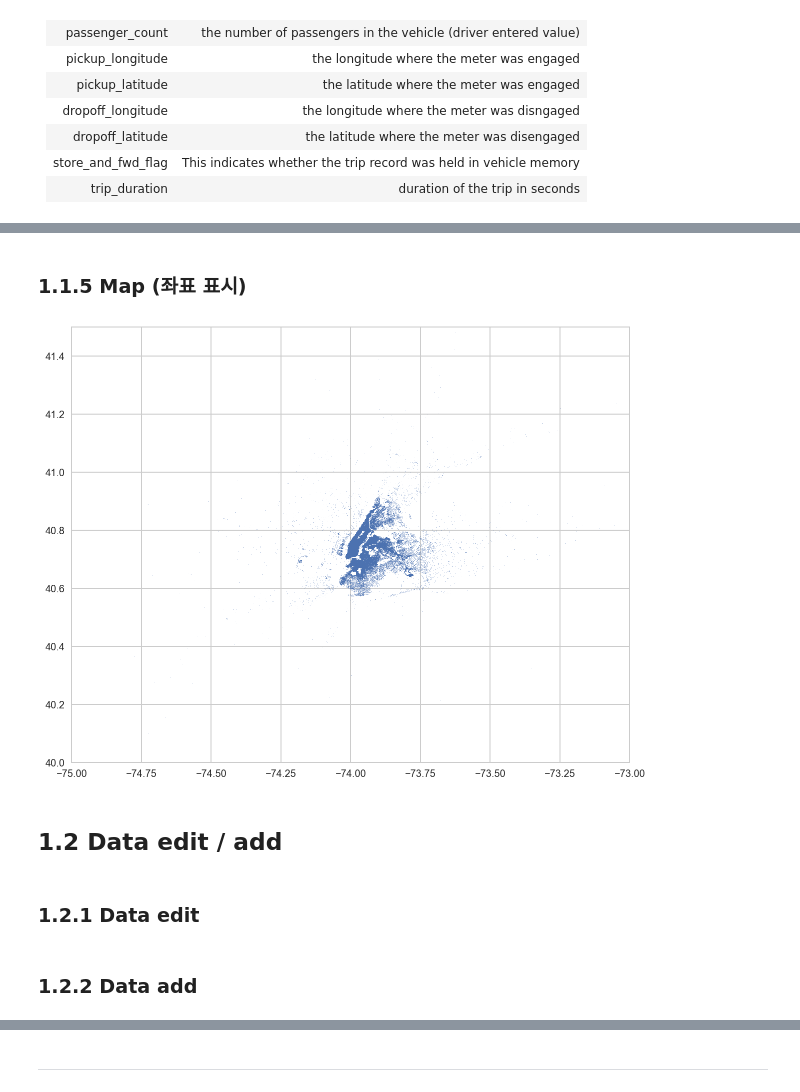
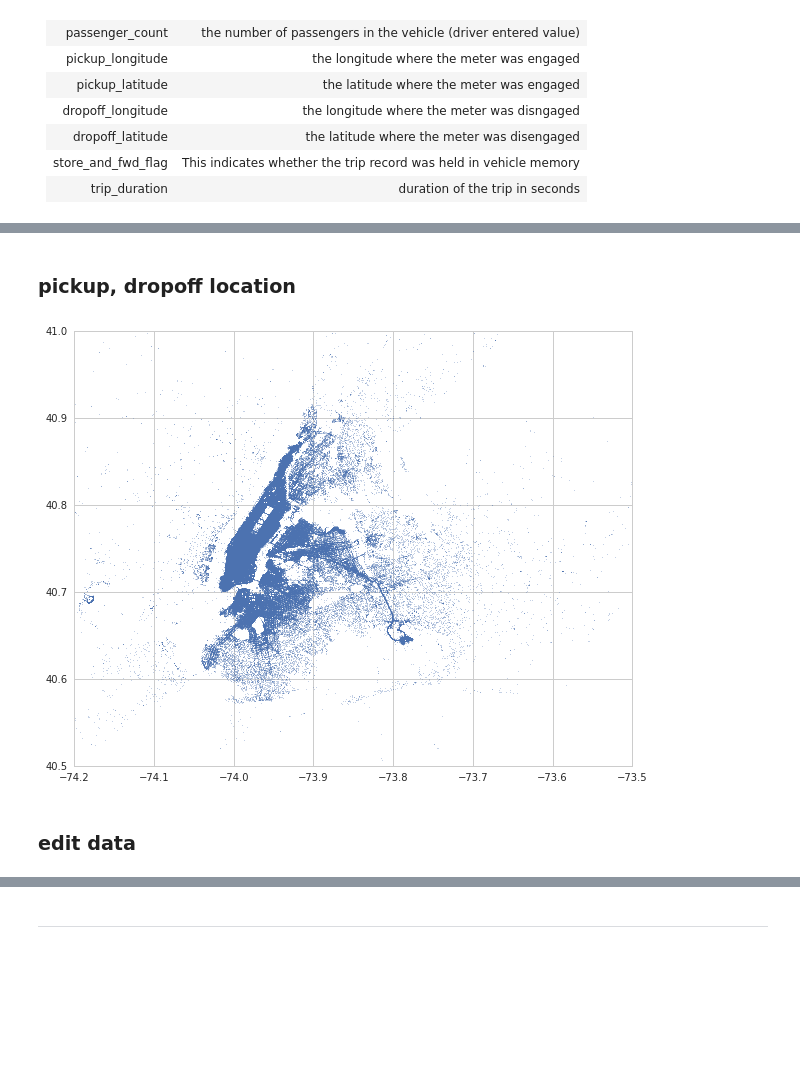
Before and after one commit to Moons08/dss-project-taxi, a Jupyter notebook: project_report.ipynb, the cells around one changed output, grey strips where cells are left out. Saved outputs shown, nothing was run; the diff lists cells and outputs as text; code cells hidden in the pictures; blank space fills up the shorter version.

```diff
--- a/project_report.ipynb
+++ b/project_report.ipynb
@@ -153,0 +165,3 @@ plt.show()
+# %%
+# Trip_duration에서 나타난 4개의 이상치 제거
+taxi = taxi[taxi['trip_duration'] < 1500000].reset_index(drop=True)
@@ -227,17 +218,15 @@ plt.show()
-# %% [markdown]
-### 1.1.5 Map (좌표 표시)
+# %% [markdown]
+### pickup, dropoff location
 # %%
 longitude = list(taxi['pickup_longitude']) + list(taxi['dropoff_longitude'])
 latitude = list(taxi['pickup_latitude']) + list(taxi['dropoff_latitude'])
 plt.figure(figsize = (10, 8))
-plt.xlim(-75, -73)
-plt.ylim(40, 41.5)
-plt.plot(longitude, latitude, '.', alpha = 0.4, markersize = 1)
+plt.xlim(-74.2, -73.5)
+plt.ylim(40.5, 41)
+plt.plot(longitude, latitude, '.', alpha = 0.4, markersize = 1.5)
 plt.show()
 # %% [output]
-[figure, old version]
+[figure, new version]
-# %% [markdown]
-## 1.2 Data edit / add
-# %% [markdown]
-### 1.2.1 Data edit
+# %% [markdown]
+### edit data
 # %%
@@ -254,3 +242 @@ taxi['dropoff_datetime'] = taxi['dropoff_datetime'].apply(strptime)
-# %% [markdown]
-### 1.2.2 Data add
 # %%
```
Also changed, not shown: parts of 70 cells of this notebook.
